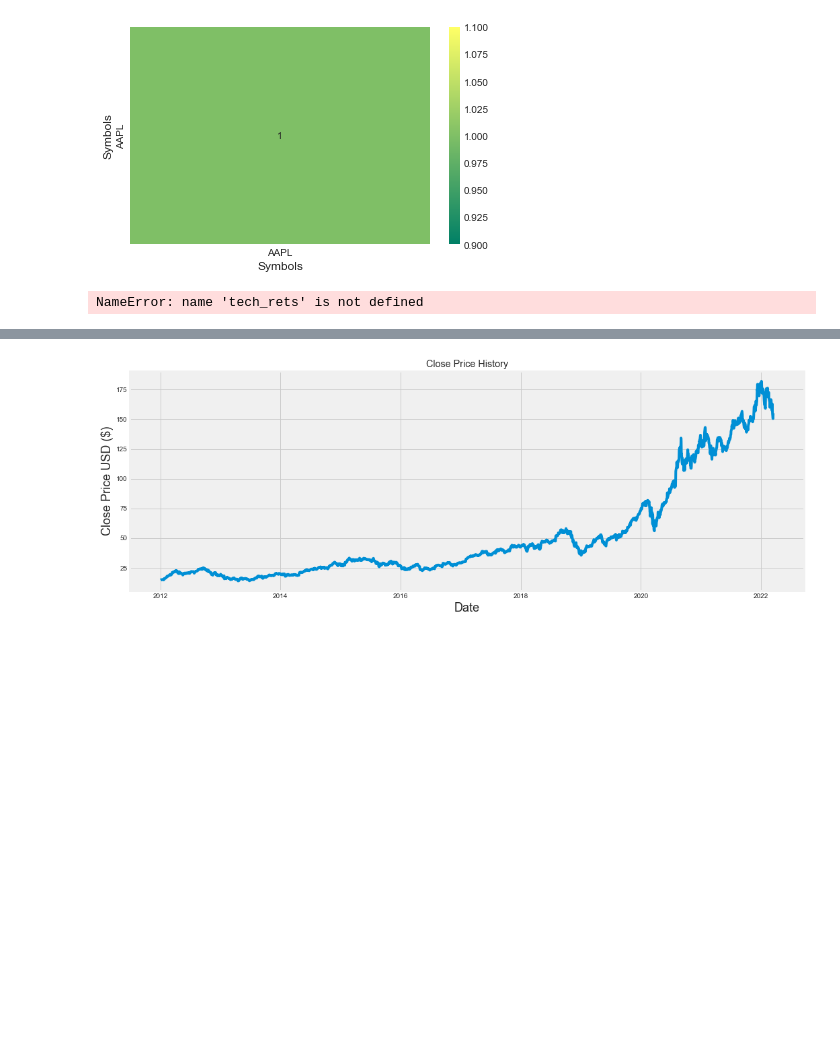
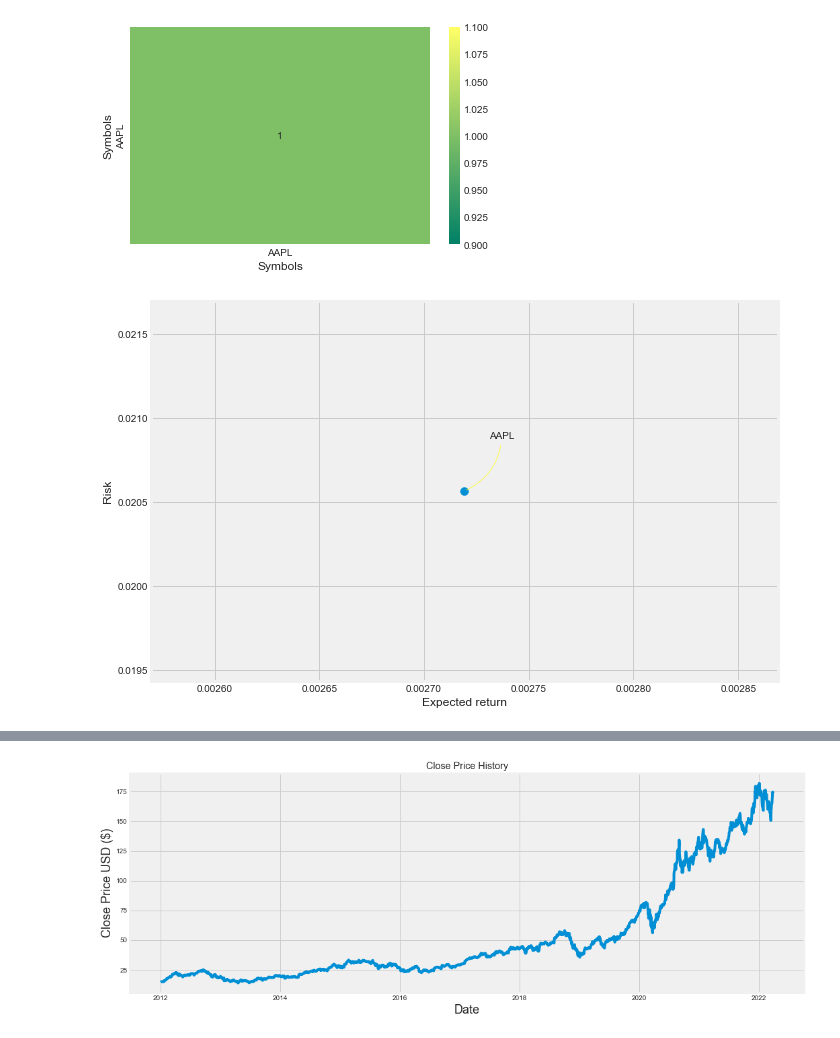
Before and after one commit to pradeep-charism/bigdata-analytics-ml, a Jupyter notebook: prediction/stocks/stocks_prediction.ipynb, the cells around one changed output, grey strips where cells are left out. Cells and saved outputs as stored; diff of their text form; code cells hidden in the pictures; blank space fills up the shorter version.

```diff
--- a/prediction/stocks/stocks_prediction.ipynb
+++ b/prediction/stocks/stocks_prediction.ipynb
@@ -254,21 +261,21 @@ sns.heatmap(closing_df.corr(), annot=True, cmap='summer')
 # %%
 import numpy as np
 
 # Let's start by defining a new DataFrame as a clenaed version of the oriignal tech_rets DataFrame
 rets = tech_rets.dropna()
 
 area = np.pi * 20
 
 plt.figure(figsize=(10, 7))
 plt.scatter(rets.mean(), rets.std(), s=area)
 plt.xlabel('Expected return')
 plt.ylabel('Risk')
 
 for label, x, y in zip(rets.columns, rets.mean(), rets.std()):
     plt.annotate(label, xy=(x, y), xytext=(50, 50), textcoords='offset points', ha='right', va='bottom',
-                 arrowprops=dict(arrowstyle='-', color='blue', connectionstyle='arc3,rad=-0.3'))
+                 arrowprops=dict(arrowstyle='-', color='yellow', connectionstyle='arc3,rad=-0.3'))
 # %% [output]
-NameError: name 'tech_rets' is not defined
+[figure, added]
 # %%
 # Get the stock quote
 df = DataReader('AAPL', data_source='yahoo', start='2012-01-01', end=datetime.now())
```
Also changed, not shown: parts of 23 cells of this notebook, 2 other files.
